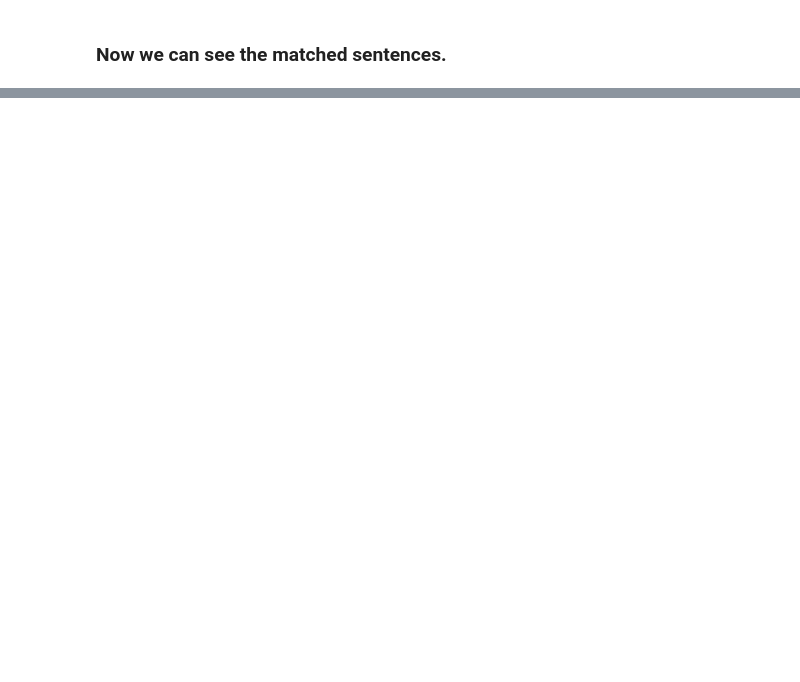
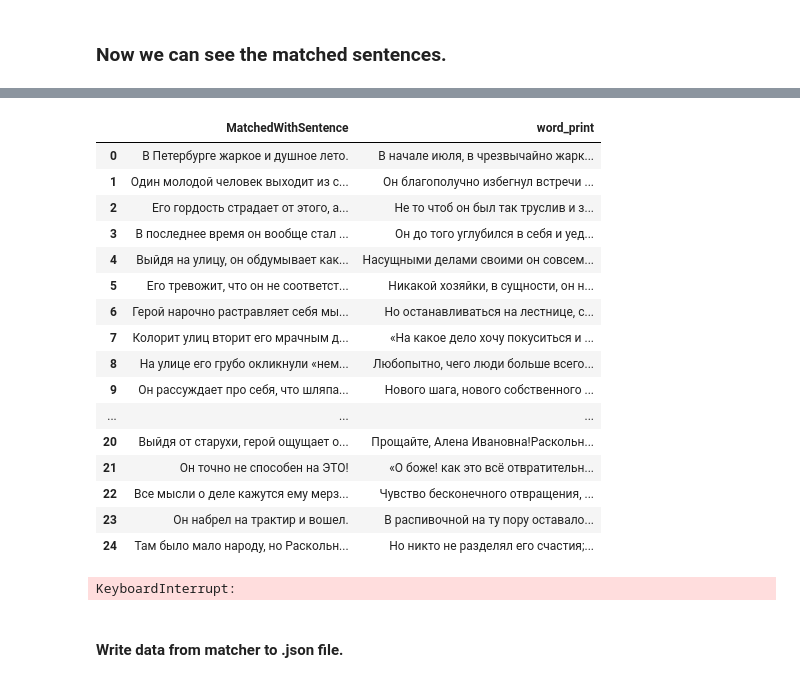
Before and after one commit to okulovsky/grammar_ru, a Jupyter notebook: ca_demos/Demo_3.ipynb, the cells around one changed output, grey strips where cells are left out. Cells and saved outputs as stored; diff of their text form; code cells hidden in the pictures; blank space fills up the shorter version.

```diff
--- a/ca_demos/Demo_3.ipynb
+++ b/ca_demos/Demo_3.ipynb
@@ -29,0 +143,2 @@ matched_ids, matched_sentences = matcher.get_matches(book_chapter_df,retell_chap
+# %%
+matched_ids['MatchedWithSentence'] = matched_sentences.array
@@ -71,0 +220,23 @@ DfViewer().highlight('word_print','auto').tooltip('MatchedWith').to_html_display
+# %%
+sent_dataset = sentences_to_display[['MatchedWithSentence', 'word_print']]
+sent_dataset = sent_dataset.drop_duplicates(subset=['word_print'], keep='first', )
+sent_dataset = sent_dataset.reset_index(drop=True)
+sent_dataset
+# %% [output]
+|  | MatchedWithSentence | word_print |
+| 0 | В Петербурге жаркое и душное лето. | В начале июля, в чрезвычайно жарк... |
+| 1 | Один молодой человек выходит из с... | Он благополучно избегнул встречи ... |
+| 2 | Его гордость страдает от этого, а... | Не то чтоб он был так труслив и з... |
+| 3 | В последнее время он вообще стал ... | Он до того углубился в себя и уед... |
+| 4 | Выйдя на улицу, он обдумывает как... | Насущными делами своими он совсем... |
+| 5 | Его тревожит, что он не соответст... | Никакой хозяйки, в сущности, он н... |
+| 6 | Герой нарочно растравляет себя мы... | Но останавливаться на лестнице, с... |
+| 7 | Колорит улиц вторит его мрачным д... | «На какое дело хочу покуситься и ... |
+| 8 | На улице его грубо окликнули «нем... | Любопытно, чего люди больше всего... |
+| 9 | Он рассуждает про себя, что шляпа... | Нового шага, нового собственного ... |
+| ... | ... | ... |
+| 20 | Выйдя от старухи, герой ощущает о... | Прощайте, Алена Ивановна!Раскольн... |
+| 21 | Он точно не способен на ЭТО! | «О боже! как это всё отвратительн... |
+| 22 | Все мысли о деле кажутся ему мерз... | Чувство бесконечного отвращения, ... |
+| 23 | Он набрел на трактир и вошел. | В распивочной на ту пору оставало... |
+| 24 | Там было мало народу, но Раскольн... | Но никто не разделял его счастия;... |
@@ -71,0 +245,7 @@ DfViewer().highlight('word_print','auto').tooltip('MatchedWith').to_html_display
+# %%
+sent_dataset_json
+print()
+# %% [output]
+KeyboardInterrupt:
+# %% [markdown]
+#### Write data from matcher to .json file.
```
Also changed, not shown: parts of 21 cells of this notebook, 8 other files.
